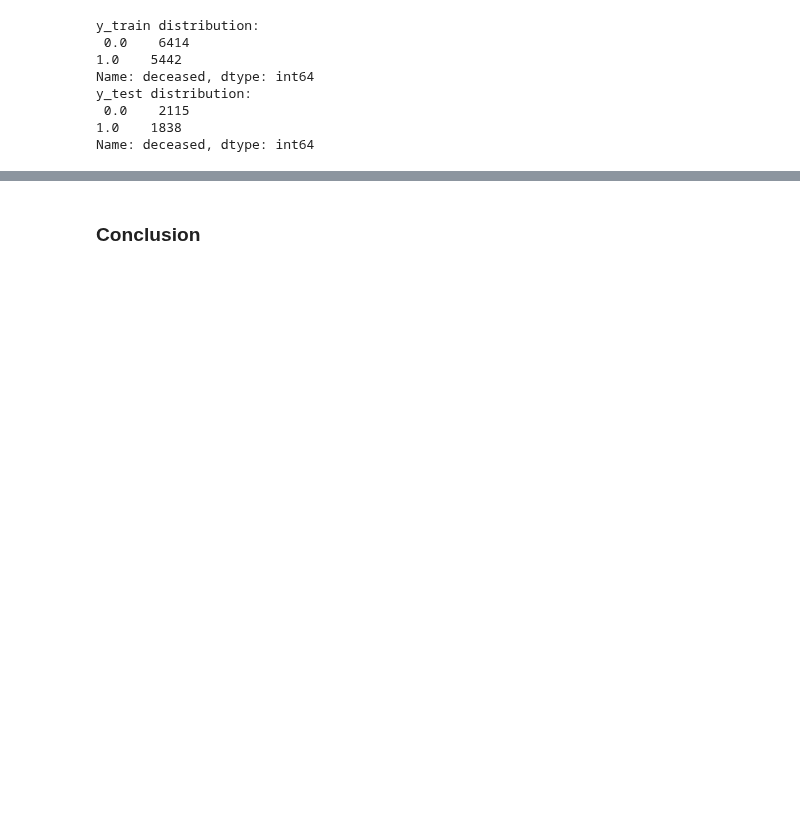
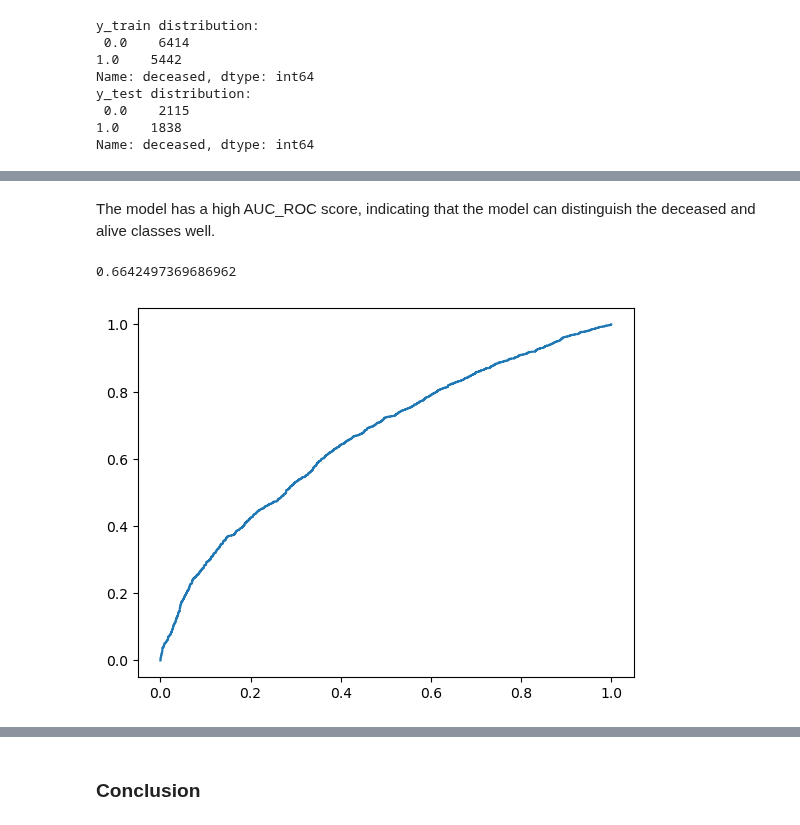
Before and after one commit to yiang-li/Predicting-Mortality-Machine-Learning, a Jupyter notebook: code_hrs.ipynb, the cells around one changed output, grey strips where cells are left out. Drawn from its saved outputs; the diff is of its cells as text; code cells hidden in the pictures; blank space fills up the shorter version.

```diff
--- a/code_hrs.ipynb
+++ b/code_hrs.ipynb
@@ -526,0 +731,14 @@ KeyboardInterrupt:
+# %% [markdown]
+ The model has a high AUC_ROC score, indicating that the model can distinguish the deceased and alive classes well.
+# %%
+# Predict the probability of the test set
+y_proba = pd.DataFrame(clf_e_lr0.predict_proba(X_test)[:, 1], columns=["deceased"])
+# Plot the ROC curve
+curve = metrics.roc_curve(y_test, y_proba)
+# Print the AUC score
+print(metrics.roc_auc_score(y_test, y_proba))
+plt.plot(curve[0], curve[1])
+plt.show()
+# %% [output]
+0.6642497369686962
+[figure, added]
```
Also changed, not shown: parts of 63 cells of this notebook, 1 other file.
